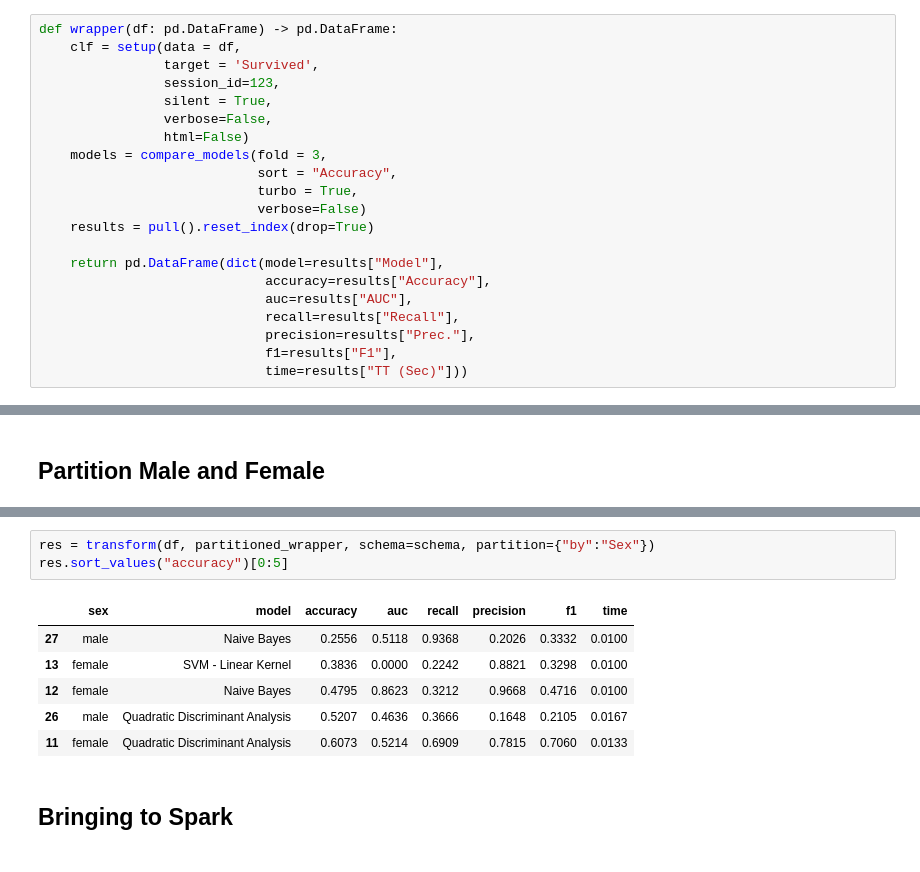
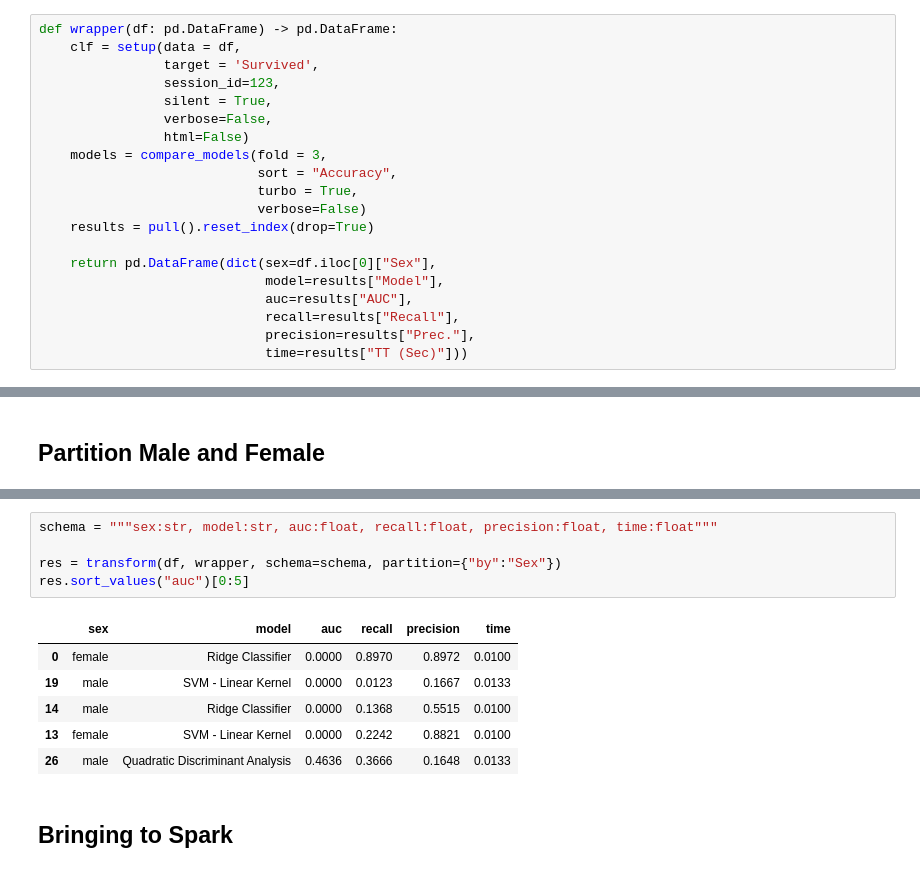
Before and after one commit to kvnkho/demos, a Jupyter notebook: meetups/data_talks_club_fugue/pycaret_fugue.ipynb, the cells around one changed output, grey strips where cells are left out. Cells and saved outputs as stored; diff of their text form.

Commit message:
data talks club

```diff
--- a/meetups/data_talks_club_fugue/pycaret_fugue.ipynb
+++ b/meetups/data_talks_club_fugue/pycaret_fugue.ipynb
@@ -57,12 +59,11 @@ def wrapper(df: pd.DataFrame) -> pd.DataFrame:
                             verbose=False)
     results = pull().reset_index(drop=True)
 
-    return pd.DataFrame(dict(model=results["Model"],
-                             accuracy=results["Accuracy"],
+    return pd.DataFrame(dict(sex=df.iloc[0]["Sex"],
+                             model=results["Model"],
                              auc=results["AUC"],
                              recall=results["Recall"],
                              precision=results["Prec."],
-                             f1=results["F1"],
                              time=results["TT (Sec)"]))
 # %% [markdown]
 ## Fugue Transform
@@ -112,13 +86,15 @@ def partitioned_wrapper(df: pd.DataFrame) -> pd.DataFrame:
 # %%
-res = transform(df, partitioned_wrapper, schema=schema, partition={"by":"Sex"})
-res.sort_values("accuracy")[0:5]
+schema = """sex:str, model:str, auc:float, recall:float, precision:float, time:float"""
+
+res = transform(df, wrapper, schema=schema, partition={"by":"Sex"})
+res.sort_values("auc")[0:5]
 # %% [output]
-|  | sex | model | accuracy | auc | recall | precision | f1 | time |
-| 27 | male | Naive Bayes | 0.2556 | 0.5118 | 0.9368 | 0.2026 | 0.3332 | 0.0100 |
-| 13 | female | SVM - Linear Kernel | 0.3836 | 0.0000 | 0.2242 | 0.8821 | 0.3298 | 0.0100 |
-| 12 | female | Naive Bayes | 0.4795 | 0.8623 | 0.3212 | 0.9668 | 0.4716 | 0.0100 |
-| 26 | male | Quadratic Discriminant Analysis | 0.5207 | 0.4636 | 0.3666 | 0.1648 | 0.2105 | 0.0167 |
-| 11 | female | Quadratic Discriminant Analysis | 0.6073 | 0.5214 | 0.6909 | 0.7815 | 0.7060 | 0.0133 |
+|  | sex | model | auc | recall | precision | time |
+| 0 | female | Ridge Classifier | 0.0000 | 0.8970 | 0.8972 | 0.0100 |
+| 19 | male | SVM - Linear Kernel | 0.0000 | 0.0123 | 0.1667 | 0.0133 |
+| 14 | male | Ridge Classifier | 0.0000 | 0.1368 | 0.5515 | 0.0100 |
+| 13 | female | SVM - Linear Kernel | 0.0000 | 0.2242 | 0.8821 | 0.0100 |
+| 26 | male | Quadratic Discriminant Analysis | 0.4636 | 0.3666 | 0.1648 | 0.0133 |
 # %% [markdown]
 ## Bringing to Spark
 # %%
```
Also changed, not shown: parts of 11 cells of this notebook.
